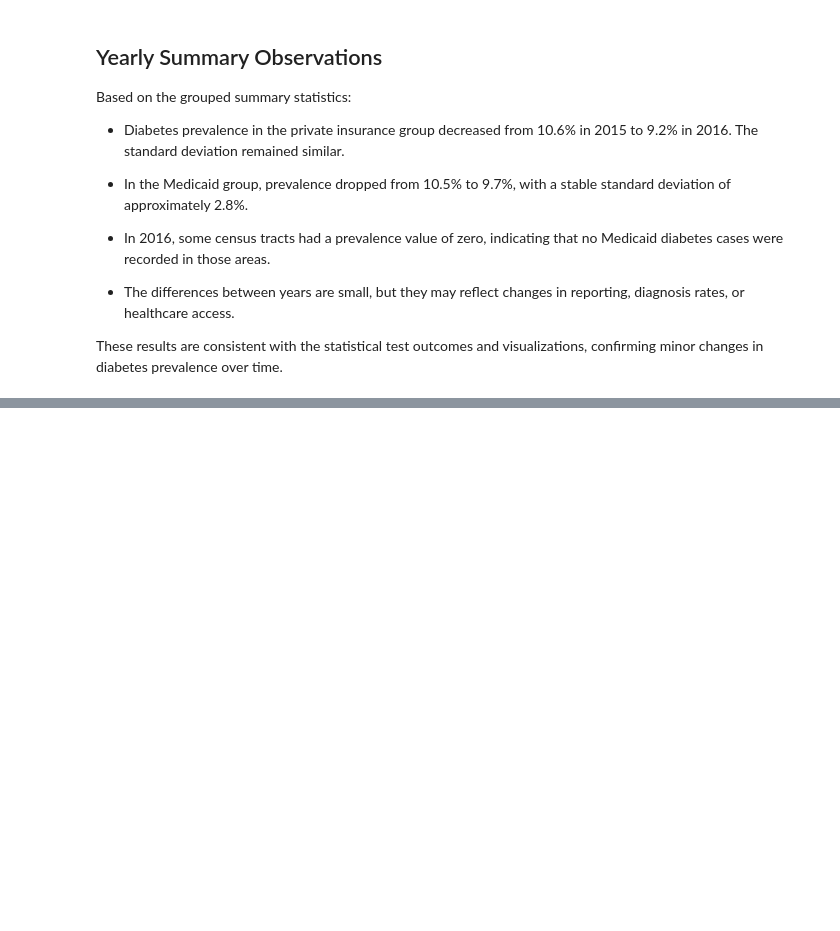
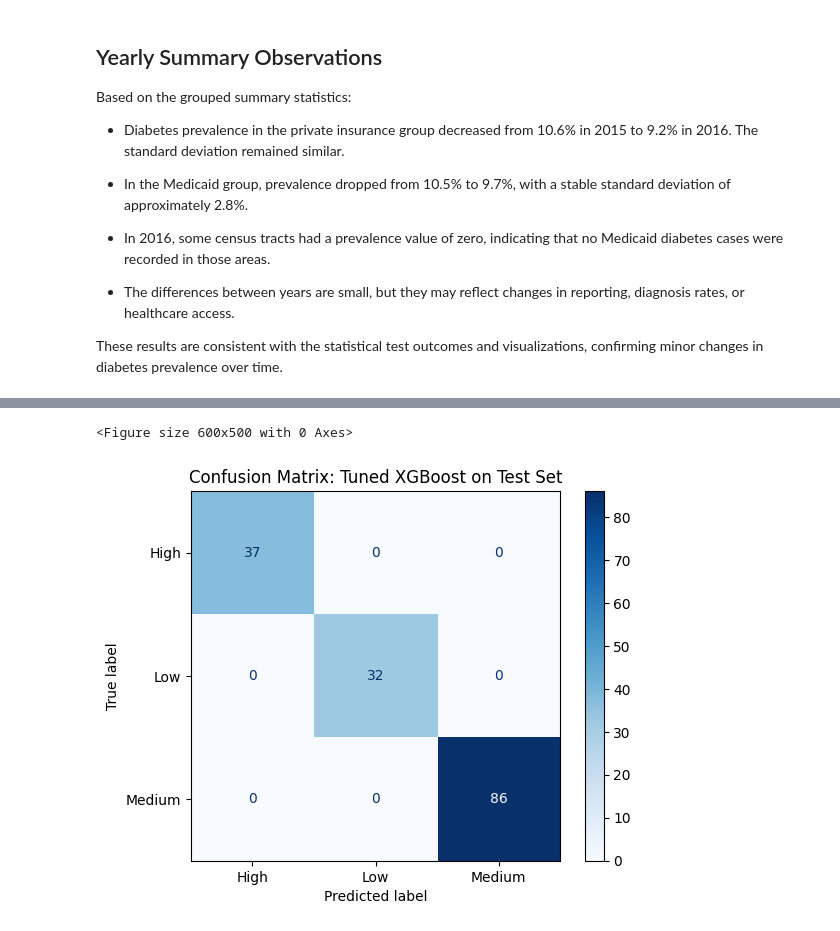
Before and after one commit to mhacisalihoglu/dsa_project, a Jupyter notebook: notebooks/diabetes_EDA.ipynb, the cells around one changed output, grey strips where cells are left out. Saved outputs shown, nothing was run; the diff lists cells and outputs as text; code cells hidden in the pictures; blank space fills up the shorter version.

```diff
--- a/notebooks/diabetes_EDA.ipynb
+++ b/notebooks/diabetes_EDA.ipynb
@@ -274,0 +326,7 @@ These results are consistent with the statistical test outcomes and visualizatio
+# %%
+scaler = StandardScaler()
+X_train_scaled = scaler.fit_transform(X_train)
+X_test_scaled  = scaler.transform(X_test)
+# %%
+clf = RandomForestClassifier(n_estimators=100, max_depth=5, random_state=42)
+clf.fit(X_train_scaled, y_train)
@@ -274,0 +434,19 @@ These results are consistent with the statistical test outcomes and visualizatio
+# %%
+# hyperparameter tuning with GridSearchCV for XGBoost
+from sklearn.model_selection import GridSearchCV
+
+param_grid = {
+    "n_estimators": [50, 100, 200],
+    "max_depth": [3, 5, 7],
+    "learning_rate": [0.01, 0.1, 0.2]
+}
+grid = GridSearchCV(
+    XGBClassifier(eval_metric="mlogloss", random_state=42),
+    param_grid,
+    cv=5,
+    scoring="accuracy",
+    n_jobs=-1
+)
+grid.fit(X_train_scaled, y_train)
+print("Best params:", grid.best_params_)
+print("Best CV score:", grid.best_score_)
@@ -274,0 +456,6 @@ These results are consistent with the statistical test outcomes and visualizatio
+# %%
+# valuate tuned model on test set
+best_xgb = grid.best_estimator_
+y_pred_best = best_xgb.predict(X_test_scaled)
+print(confusion_matrix(y_test, y_pred_best))
+print(classification_report(y_test, y_pred_best, target_names=le.classes_))
@@ -274,0 +475,16 @@ These results are consistent with the statistical test outcomes and visualizatio
+# %%
+from sklearn.metrics import confusion_matrix, ConfusionMatrixDisplay
+import matplotlib.pyplot as plt
+
+# numeric labels
+labels = [0, 1, 2]
+
+cm = confusion_matrix(y_test, y_pred_best, labels=labels)
+disp = ConfusionMatrixDisplay(confusion_matrix=cm, display_labels=le.classes_)
+plt.figure(figsize=(6, 5))
+disp.plot(cmap="Blues", values_format='d')
+plt.title("Confusion Matrix: Tuned XGBoost on Test Set")
+plt.show()
+# %% [output]
+<Figure size 600x500 with 0 Axes>
+[figure, added]
```
Also changed, not shown: parts of 21 cells of this notebook.
